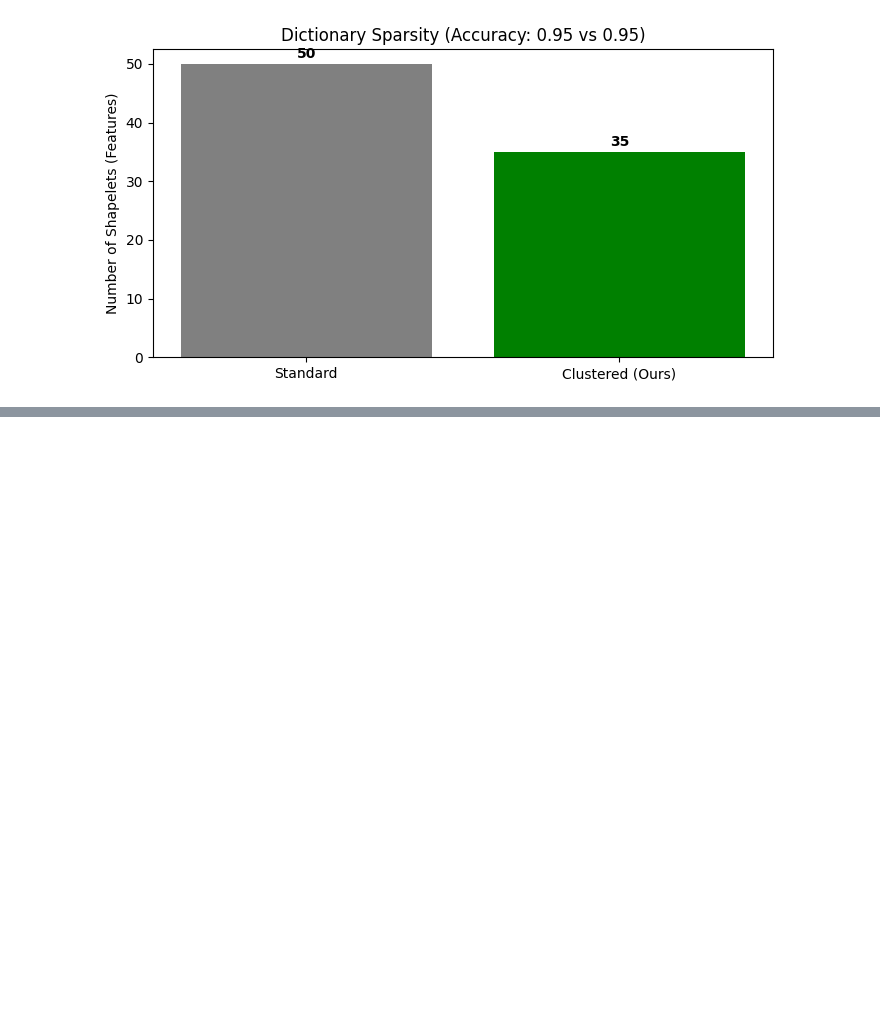
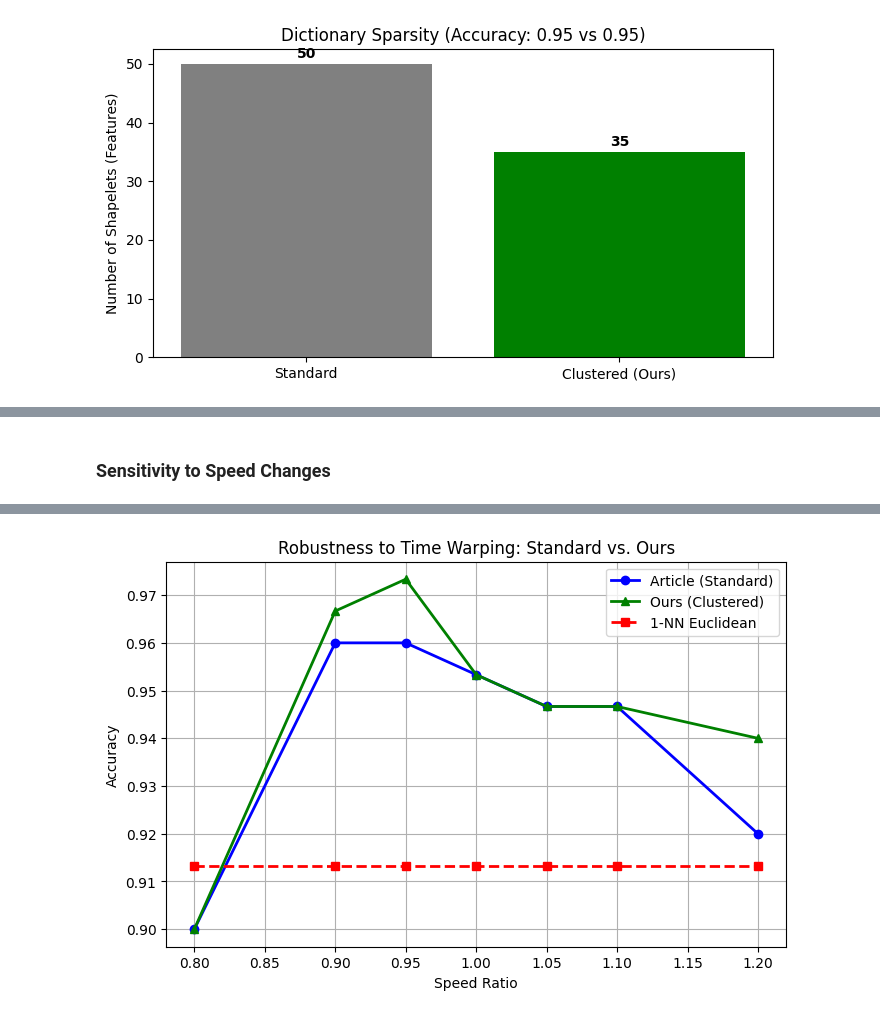
Before and after one commit to TristanoB/shapelet_transformation, a Jupyter notebook: implementation.ipynb, the cells around one changed output, grey strips where cells are left out. Cells and saved outputs as stored; diff of their text form; code cells hidden in the pictures; blank space fills up the shorter version.

```diff
--- a/implementation.ipynb
+++ b/implementation.ipynb
@@ -658,0 +887,69 @@ Transforming dataset shape (50, 150) with 35 shapelets...
+# %% [markdown]
+### Sensitivity to Speed Changes
+# %%
+import numpy as np
+import matplotlib.pyplot as plt
+from scipy.interpolate import interp1d
+from sklearn.metrics import accuracy_score
+from sklearn.ensemble import RandomForestClassifier
+from sklearn.neighbors import KNeighborsClassifier
+
+# --- SETUP ---
+# 1. Train "Article" Model (Standard)
+if 'baseline_shapelets' in locals():
+    print("Training Article Model (Standard)...")
+    X_train_base = transform_dataset(X_train, baseline_shapelets)
+    clf_article = RandomForestClassifier(n_estimators=100, random_state=42)
+    clf_article.fit(X_train_base, y_train)
+else:
+    print("Error: 'baseline_shapelets' not found. Run the comparison block first!")
+
+# 2. Train "Our" Model (Clustered)
+print("Training Our Model (Clustered)...")
+X_train_ours = transform_dataset(X_train, clustered_shapelets)
+clf_ours = RandomForestClassifier(n_estimators=100, random_state=42)
+clf_ours.fit(X_train_ours, y_train)
+
+# 3. Train Baseline (1-NN)
+clf_1nn = KNeighborsClassifier(n_neighbors=1, metric='euclidean')
+clf_1nn.fit(X_train, y_train)
+
+# --- RUN EXPERIMENT ---
+warp_ratios = [0.8, 0.9, 0.95, 1.0, 1.05, 1.1, 1.2]
+acc_article = []
+acc_ours = []
+acc_1nn = []
+
+print("\nRunning Warping Comparison...")
+
+for r in warp_ratios:
+    # Warp test set
+    X_test_warped = warp_dataset(X_test, ratio=r)
+
+    # 1. Test Article (Standard)
+    X_test_base_warped = transform_dataset(X_test_warped, baseline_shapelets)
+    acc_article.append(accuracy_score(y_test, clf_article.predict(X_test_base_warped)))
+
+    # 2. Test Ours (Clustered)
+    X_test_ours_warped = transform_dataset(X_test_warped, clustered_shapelets)
+    acc_ours.append(accuracy_score(y_test, clf_ours.predict(X_test_ours_warped)))
+
+    # 3. Test 1-NN (Fixed Length)
+    X_test_fixed = resize_dataset(X_test_warped, target_length=X_train.shape[1])
+    acc_1nn.append(accuracy_score(y_test, clf_1nn.predict(X_test_fixed)))
+
+    print(f"Ratio {r}: Art={acc_article[-1]:.3f} | Ours={acc_ours[-1]:.3f}")
+
+# --- PLOT ---
+plt.figure(figsize=(8, 5))
+plt.plot(warp_ratios, acc_article, 'b-o', linewidth=2, label="Article (Standard)")
+plt.plot(warp_ratios, acc_ours, 'g-^', linewidth=2, label="Ours (Clustered)")
+plt.plot(warp_ratios, acc_1nn, 'r--s', linewidth=2, label="1-NN Euclidean")
+
+plt.title("Robustness to Time Warping: Standard vs. Ours")
+plt.xlabel("Speed Ratio")
+plt.ylabel("Accuracy")
+plt.legend()
+plt.grid(True)
+plt.show()
+# %% [output]
@@ -658,0 +973 @@ Transforming dataset shape (50, 150) with 35 shapelets...
+[figure, added]
```
Also changed, not shown: parts of 11 cells of this notebook.
